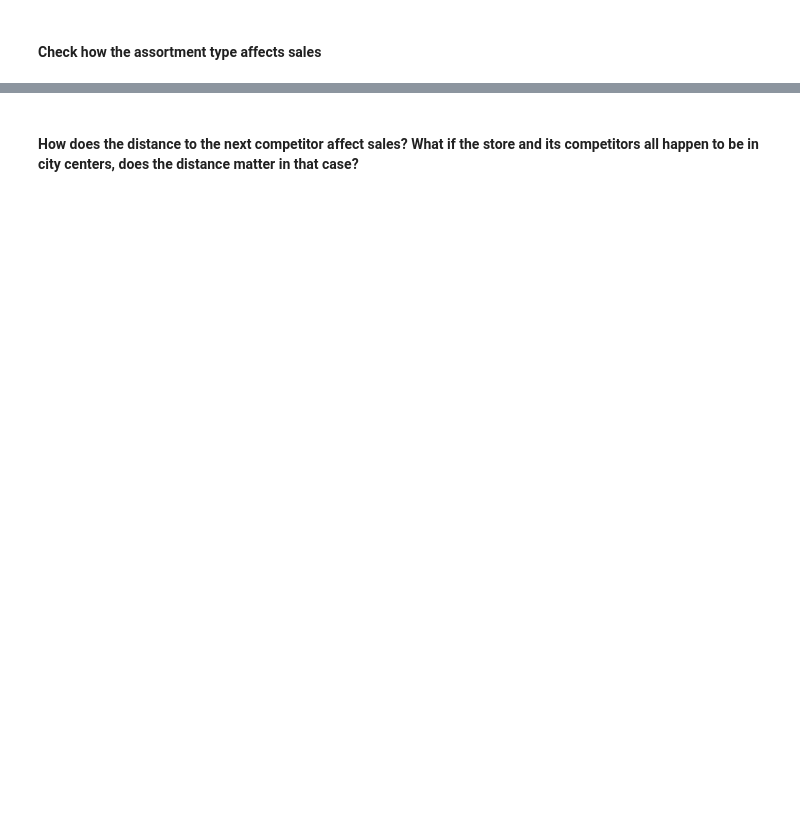
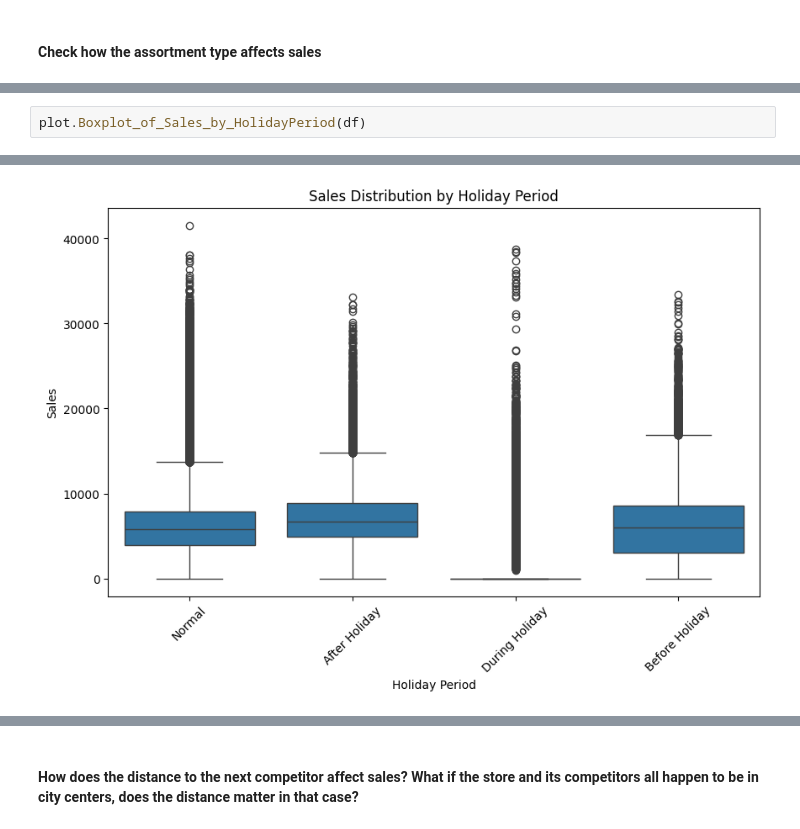
Before and after one commit to amsalugetasew/10_Academy_AI_Mastery_kifiya_Week_4, a Jupyter notebook: Notebooks/main.ipynb, the cells around one changed output, grey strips where cells are left out. Saved outputs shown, nothing was run; the diff lists cells and outputs as text; blank space fills up the shorter version.

```diff
--- a/Notebooks/main.ipynb
+++ b/Notebooks/main.ipynb
@@ -343,0 +350,3 @@ df
+# %%
+plot.Boxplot_of_Sales_by_HolidayPeriod(df)
+# %% [output]
@@ -343,0 +354 @@ df
+[figure, added]
```
Also changed, not shown: parts of 12 cells of this notebook.
